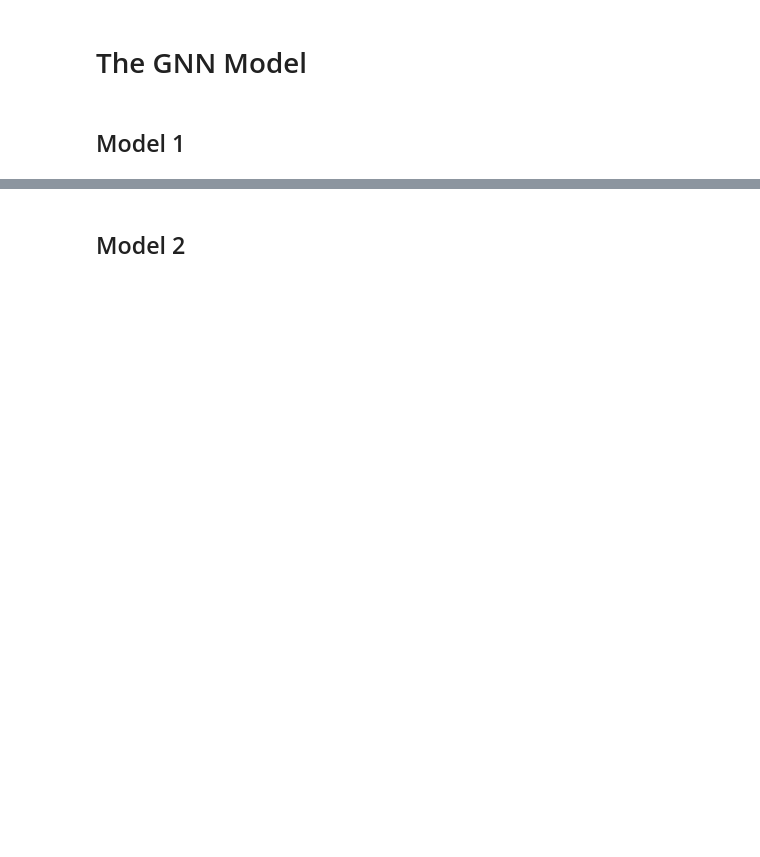
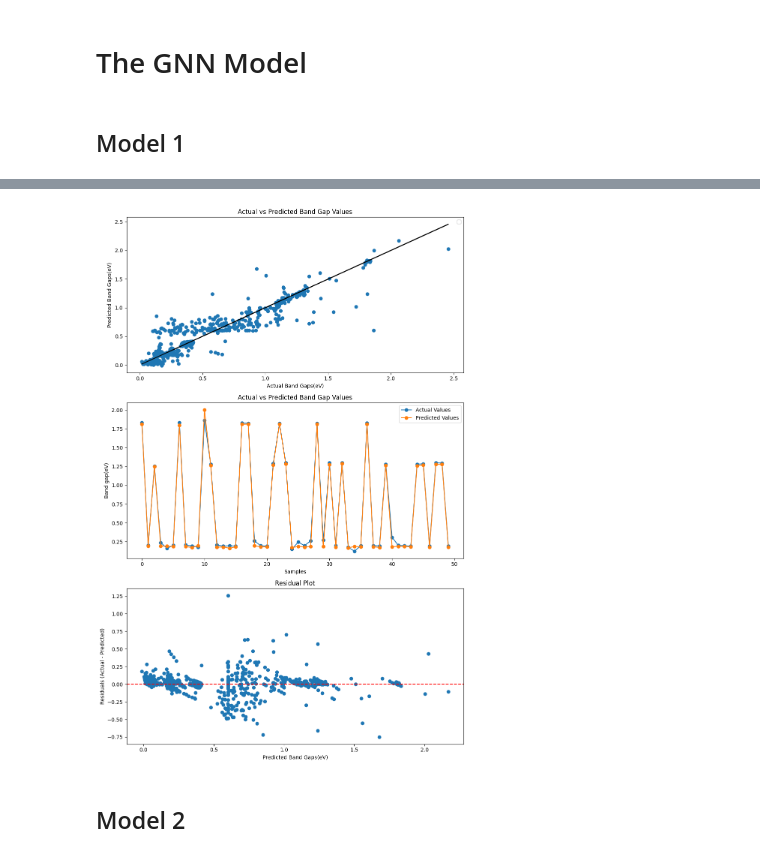
Before and after one commit to AdamKimhub/Msproject1, a Jupyter notebook: gnn_model2.ipynb, the cells around one changed output, grey strips where cells are left out. Drawn from its saved outputs; the diff is of its cells as text; code cells hidden in the pictures; blank space fills up the shorter version.

```diff
--- a/gnn_model2.ipynb
+++ b/gnn_model2.ipynb
@@ -178,3 +26,27 @@ else:
+# %%
+if not os.path.exists(f"Final_Dataset/gnn models/train_graphs.pt"):
+    comb_df = pd.read_csv("Final_Dataset/combined/combined_data.csv")
+
+    comb_df = comb_df[comb_df["defect_sites"] != 1]
+
+    # Split the data
+    train_set, test_set = train_test_split(comb_df, test_size=0.2, stratify=comb_df['strata'], random_state=42)
+    test_set, val_set = train_test_split(test_set, test_size=0.5, random_state=42)
+
+    # Create graphs for each set
+    train_graphs = graphy_gnn.fast_grapy(train_set)
+    val_graphs = graphy_gnn.fast_grapy(val_set)
+    test_graphs = graphy_gnn.fast_grapy(test_set)
+
+    # Save graphs
+    torch.save(train_graphs, "Final_Dataset/gnn models/train_graphs.pt")
+    torch.save(val_graphs, "Final_Dataset/gnn models/val_graphs.pt")
+    torch.save(test_graphs, "Final_Dataset/gnn models/test_graphs.pt")
+
+else:
+    train_graphs = torch.load("Final_Dataset/gnn models/train_graphs.pt", weights_only=False)
+    val_graphs = torch.load("Final_Dataset/gnn models/val_graphs.pt", weights_only=False)
+    test_graphs = torch.load("Final_Dataset/gnn models/test_graphs.pt", weights_only=False)
 # %%
 # Find the graph where the edge features has shape 0 and remove them
 
@@ -478,0 +553,15 @@ Test Loss: 0.0098
+# %%
+# Make Predictions
+predicted, the_target = predict(model1, test_loader,device, visualize=True)
+
+# ERROR ANALYSIS
+
+mae = mean_absolute_error(the_target, predicted)
+mse = mean_squared_error(the_target, predicted)
+r2 = r2_score(the_target, predicted)
+
+print(f'Mean Absolute Error: {mae:.4f}')
+print(f'Mean Squared Error: {mse:.4f}')
+print(f'R-squared: {r2:.4f}')
+# %% [output]
+[figure, added]
```
Also changed, not shown: parts of 21 cells of this notebook, 15 other files.
